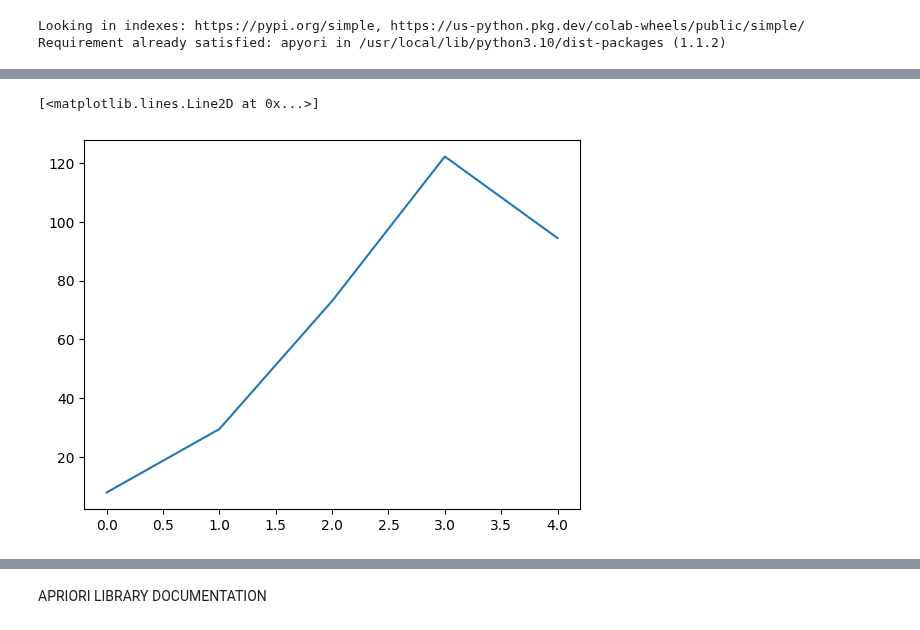
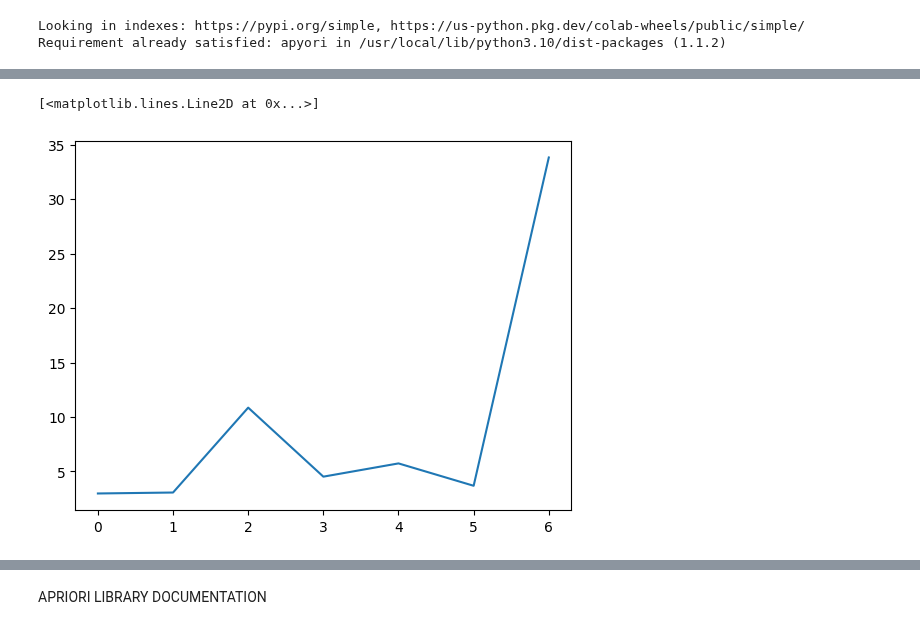
Before and after one commit to NicoloAvesani/Finding-Frequent-Itemsets-, a Jupyter notebook: that's_good_OK_APRIORI,_FP_GROWTH_and_ECLAT.ipynb, the cells around one changed output, grey strips where cells are left out. Drawn from its saved outputs; the diff is of its cells as text; code cells hidden in the pictures.

```diff
--- a/that's_good_OK_APRIORI,_FP_GROWTH_and_ECLAT.ipynb
+++ b/that's_good_OK_APRIORI,_FP_GROWTH_and_ECLAT.ipynb
@@ -87,7 +87,7 @@ for i in range(1,9,1):
 import pandas as pd
 import numpy as np
 
-dataset = pd.read_csv('0.5_tsz10_tct1.0m.txt')
+dataset = pd.read_csv('0.5_tsz10_tct100.0K.txt')
 # %%
 # I want the dataset to be a np.array
 dataset_array = np.array(dataset)
@@ -177,7 +228,8 @@ FileNotFoundError: ignored
 # %%
 import matplotlib.pyplot as plt
-# %%
-plt.plot(runtime_apriori)
-# %% [output]
-[<matplotlib.lines.Line2D at 0x...>]
-[figure, removed]
+# %%
+#plt apriori density
+plt.plot(runtime_apriori_density)
+# %% [output]
+[<matplotlib.lines.Line2D at 0x...>]
+[figure, added]
```
Also changed, not shown: parts of 19 cells of this notebook.
